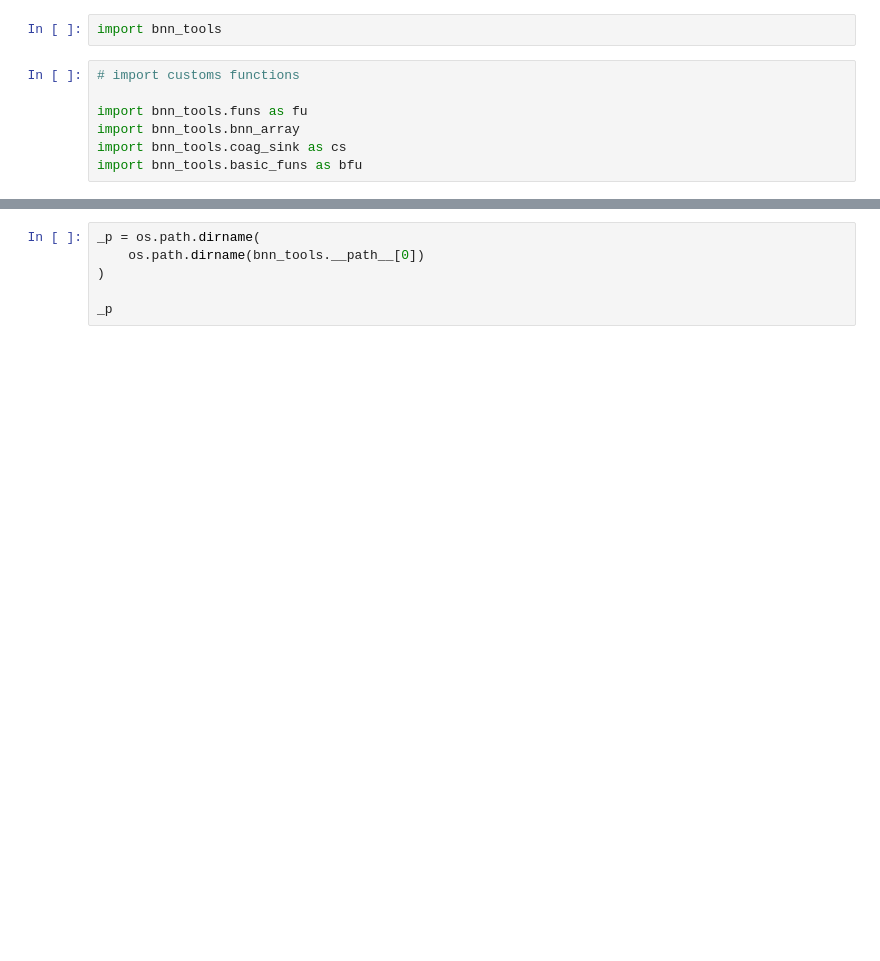
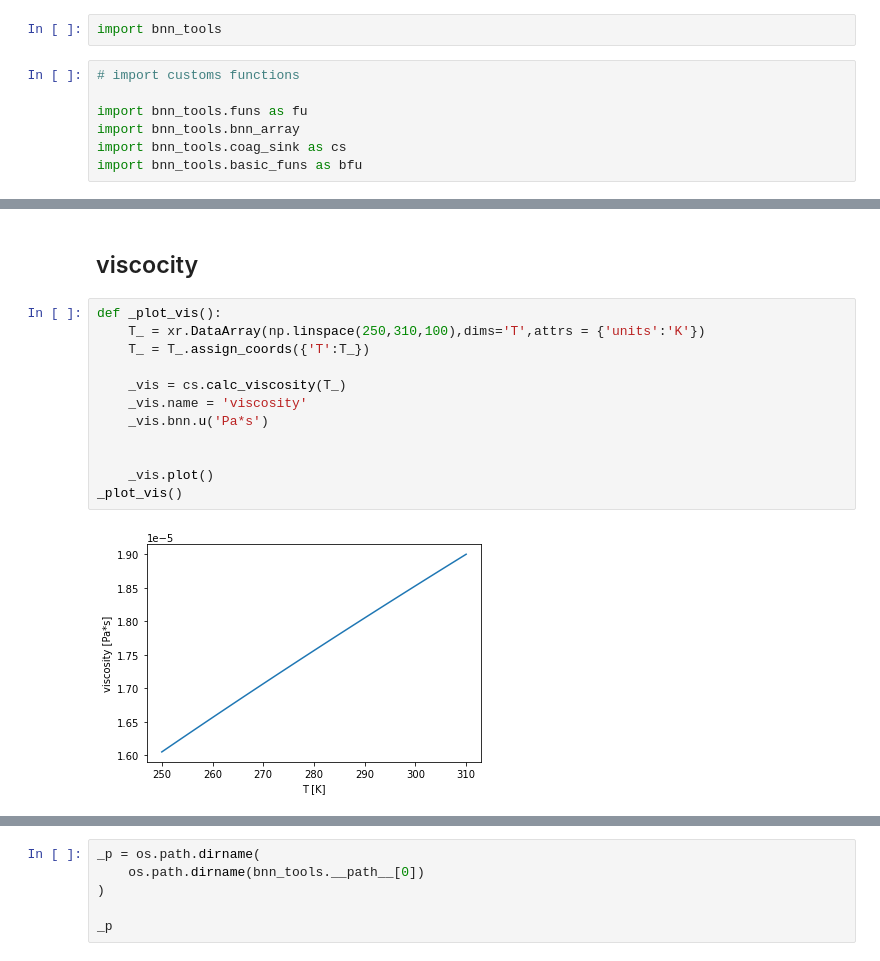
Before and after one commit to daliagachc/bnn-tools-repo, a Jupyter notebook: nbs/z020_cs_condensation_sink.ipynb, the cells around one changed output, grey strips where cells are left out. Drawn from its saved outputs; the diff is of its cells as text; blank space fills up the shorter version.

```diff
--- a/nbs/z020_cs_condensation_sink.ipynb
+++ b/nbs/z020_cs_condensation_sink.ipynb
@@ -45,0 +66,16 @@ import bnn_tools.basic_funs as bfu
+# %% [markdown]
+## viscocity
+# %%
+def _plot_vis():
+    T_ = xr.DataArray(np.linspace(250,310,100),dims='T',attrs = {'units':'K'})
+    T_ = T_.assign_coords({'T':T_})
+
+    _vis = cs.calc_viscosity(T_)
+    _vis.name = 'viscosity'
+    _vis.bnn.u('Pa*s')
+
+
+    _vis.plot()
+_plot_vis()
+# %% [output]
+[figure, added]
```
Also changed, not shown: parts of 42 cells of this notebook, 5 other files.
